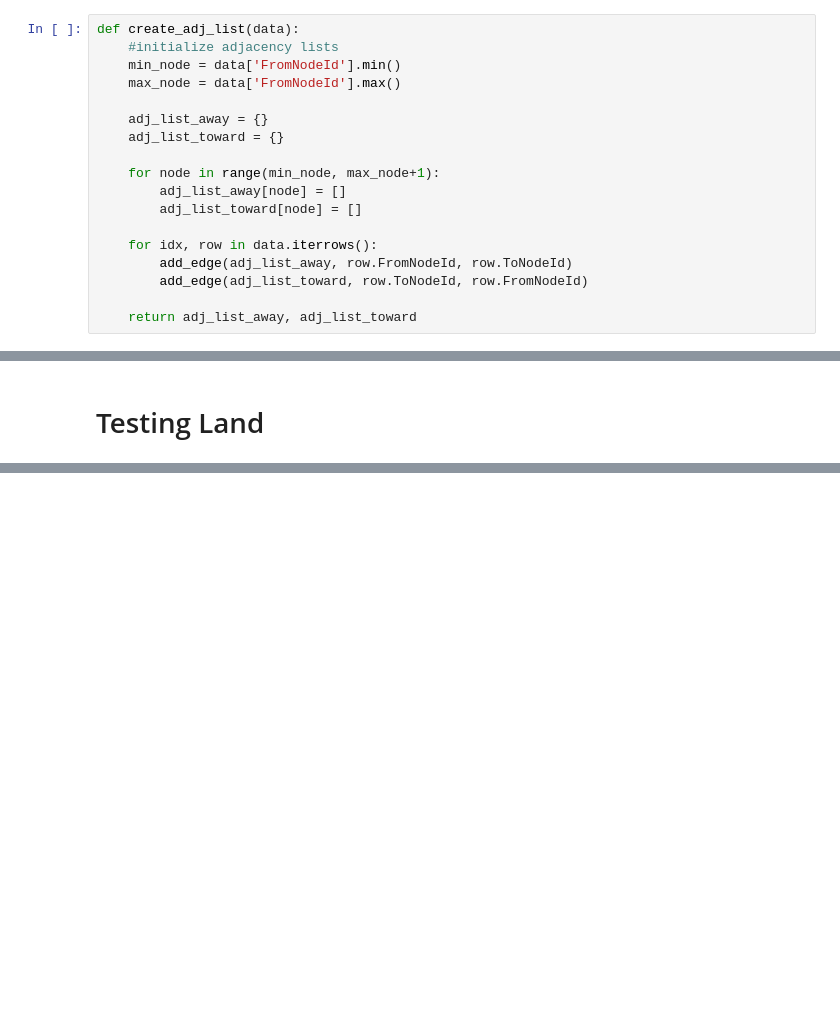
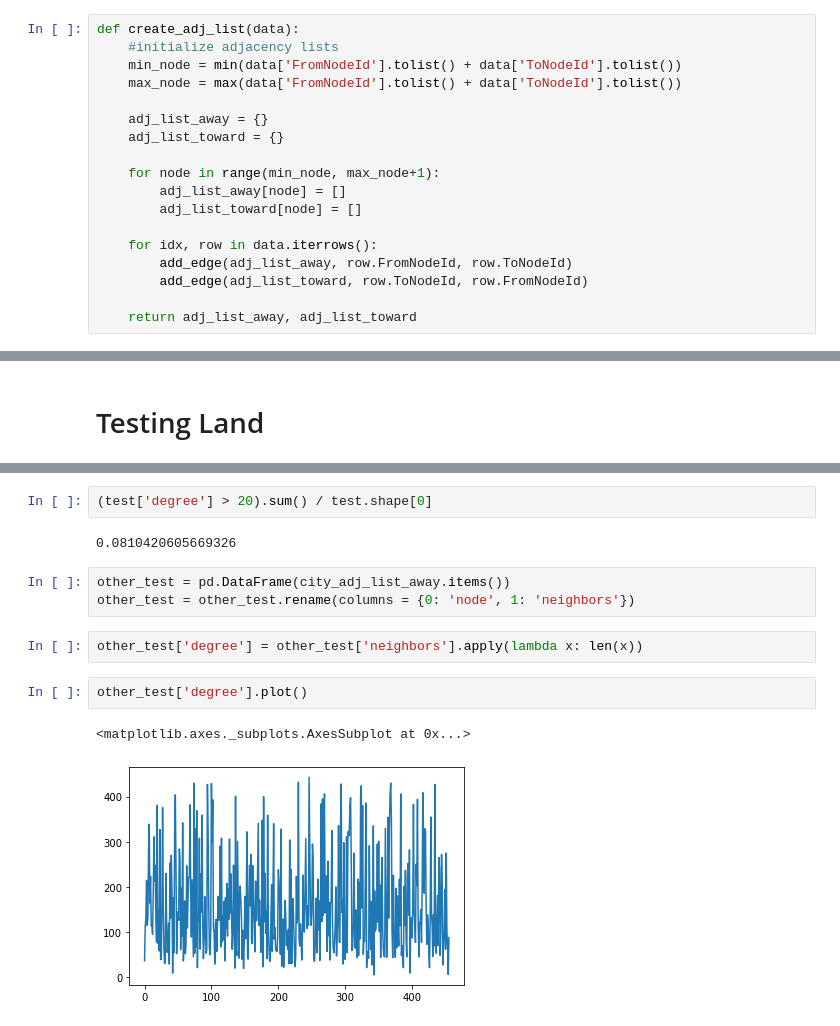
Before and after one commit to mjw49/DSC180B-Quarter-2-Project, a Jupyter notebook: notebooks/Improved Motif Counting Algorithm.ipynb, the cells around one changed output, grey strips where cells are left out. Cells and saved outputs as stored; diff of their text form; blank space fills up the shorter version.

```diff
--- a/notebooks/Improved Motif Counting Algorithm.ipynb
+++ b/notebooks/Improved Motif Counting Algorithm.ipynb
@@ -16,8 +15,8 @@ def add_edge(adj_list, node, target):
 # %%
 def create_adj_list(data):
     #initialize adjacency lists
-    min_node = data['FromNodeId'].min()
-    max_node = data['FromNodeId'].max()
+    min_node = min(data['FromNodeId'].tolist() + data['ToNodeId'].tolist())
+    max_node = max(data['FromNodeId'].tolist() + data['ToNodeId'].tolist())
 
     adj_list_away = {}
     adj_list_toward = {}
@@ -1241,0 +2312,14 @@ array([4, 5, 1, 3, 2])
+# %%
+(test['degree'] > 20).sum() / test.shape[0]
+# %% [output]
+0.0810420605669326
+# %%
+other_test = pd.DataFrame(city_adj_list_away.items())
+other_test = other_test.rename(columns = {0: 'node', 1: 'neighbors'})
+# %%
+other_test['degree'] = other_test['neighbors'].apply(lambda x: len(x))
+# %%
+other_test['degree'].plot()
+# %% [output]
+<matplotlib.axes._subplots.AxesSubplot at 0x...>
+[figure, added]
```
Also changed, not shown: parts of 224 cells of this notebook, 2 other files.
